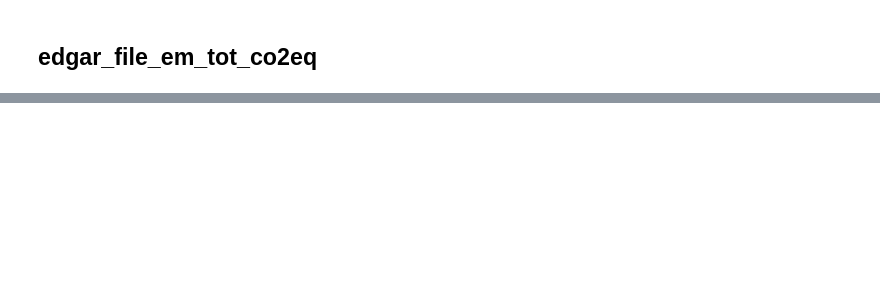
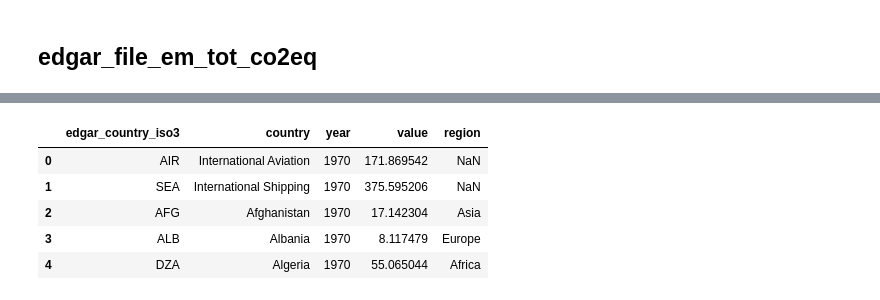
Before and after one commit to dataforgoodfr/shiftdataportal_data, a Jupyter notebook: notebooks/raw/process_edgar_raw.ipynb, the cells around one changed output, grey strips where cells are left out. Saved outputs shown, nothing was run; the diff lists cells and outputs as text; code cells hidden in the pictures; blank space fills up the shorter version.

```diff
--- a/notebooks/raw/process_edgar_raw.ipynb
+++ b/notebooks/raw/process_edgar_raw.ipynb
@@ -181,16 +219,6 @@ df_0.hvplot(x='year', by='sector', groupby =['country'], widget_location='left_t
 # %%
 csv_file_path = "../../data/_raw/edgar/edgar_file_em_tot_co2eq.csv"
 df_1 = pd.read_csv(csv_file_path)
-# Uniformize NaN
-df_1 = df_1.replace(['', 'nan'], np.nan)
-# Drop all columns having only NaN
-df_1 = df_1.dropna(axis=1, how='all')
-
-# Replace column names using the format function
-df_1 = df_1.rename(columns=process_columns)
-
-# Filter value if exists
-if ('value' in df.columns):
-    df_1 = df_1.dropna(subset=['value'])
+df_1 = process_df(df_1)
 df_1.head()
 # %% [output]
@@ -197,0 +231,12 @@ NameError: name 'df' is not defined
+# %%
+df_1["region"] = df_1["edgar_country_iso3"].apply(lambda x : dict_iso_region[x] if x not in ['AIR', 'ANT', 'SCG', 'SEA'] else np.nan)
+df_1.loc[df_1[df_1["edgar_country_iso3"]=="SCG"].index,"region"]="Europe"
+df_1.loc[df_1[df_1["edgar_country_iso3"]=="ANT"].index,"region"]="Americas"
+df_1.head()
+# %% [output]
+|  | edgar_country_iso3 | country | year | value | region |
+| 0 | AIR | International Aviation | 1970 | 171.869542 | NaN |
+| 1 | SEA | International Shipping | 1970 | 375.595206 | NaN |
+| 2 | AFG | Afghanistan | 1970 | 17.142304 | Asia |
+| 3 | ALB | Albania | 1970 | 8.117479 | Europe |
+| 4 | DZA | Algeria | 1970 | 55.065044 | Africa |
```
Also changed, not shown: parts of 23 cells of this notebook, 24 other files.
